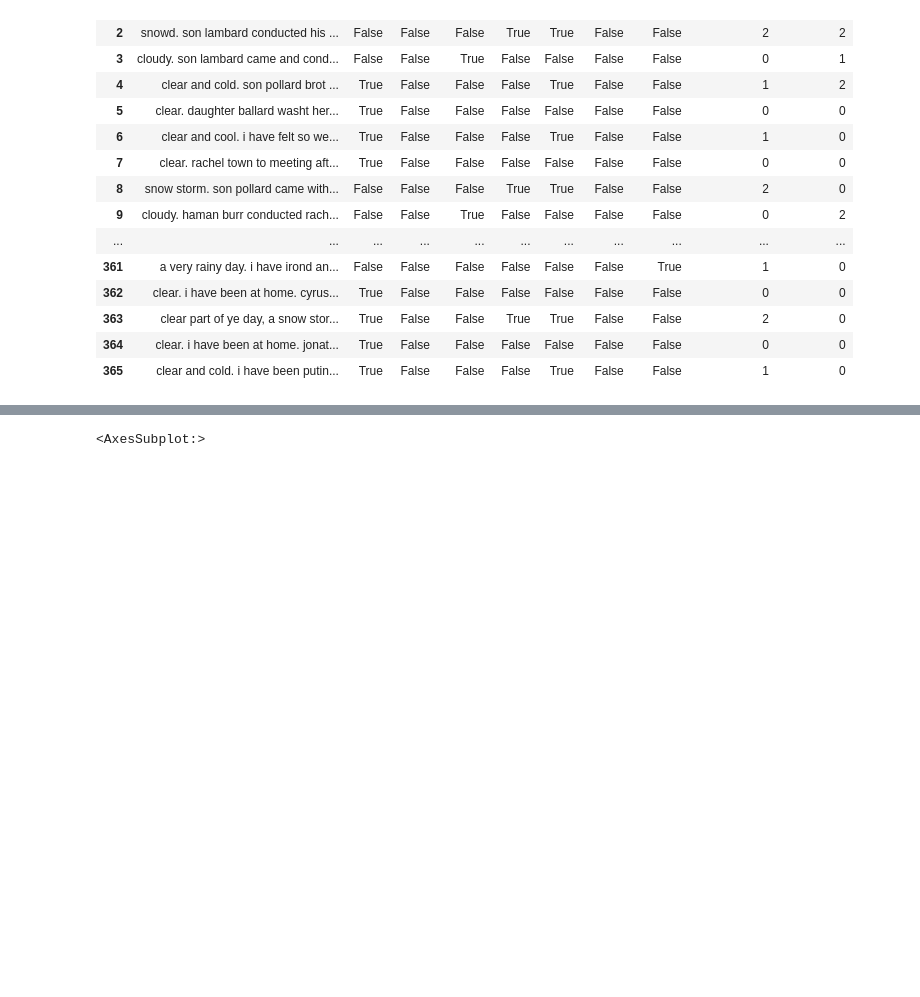
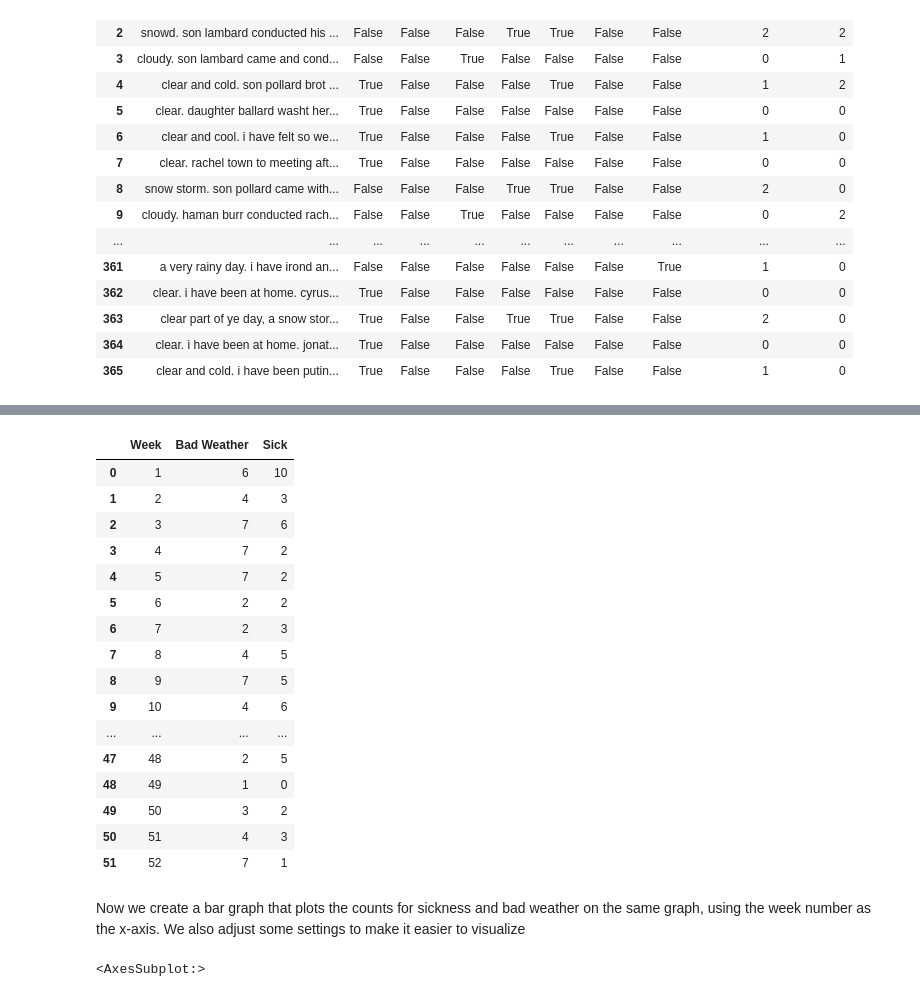
Before and after one commit to Toqiin/mini-project, a Jupyter notebook: project.ipynb, the cells around one changed output, grey strips where cells are left out. Saved outputs shown, nothing was run; the diff lists cells and outputs as text; code cells hidden in the pictures; blank space fills up the shorter version.

```diff
--- a/project.ipynb
+++ b/project.ipynb
@@ -53,20 +82,41 @@ entries_df
 # %%
 def get_weekly_totals(df):
     records = []
     for i in range(52):
         bad_weather_total = 0
         sick_total = 0
         week = i + 1
 
         for j in range(7):
             bad_weather_total += df.iloc[(i * 7) + j]['Bad Weather']
             sick_total += df.iloc[(i * 7) + j]['Sick Count']
 
         records.append([week, bad_weather_total, sick_total])
 
     return pd.DataFrame.from_records(records, columns=['Week', 'Bad Weather', 'Sick'])
 
 weekly = get_weekly_totals(entries_df)
+weekly
+# %% [output]
+|  | Week | Bad Weather | Sick |
+| 0 | 1 | 6 | 10 |
+| 1 | 2 | 4 | 3 |
+| 2 | 3 | 7 | 6 |
+| 3 | 4 | 7 | 2 |
+| 4 | 5 | 7 | 2 |
+| 5 | 6 | 2 | 2 |
+| 6 | 7 | 2 | 3 |
+| 7 | 8 | 4 | 5 |
+| 8 | 9 | 7 | 5 |
+| 9 | 10 | 4 | 6 |
+| ... | ... | ... | ... |
+| 47 | 48 | 2 | 5 |
+| 48 | 49 | 1 | 0 |
+| 49 | 50 | 3 | 2 |
+| 50 | 51 | 4 | 3 |
+| 51 | 52 | 7 | 1 |
+# %% [markdown]
+Now we create a bar graph that plots the counts for sickness and bad weather on the same graph, using the week number as the x-axis. We also adjust some settings to make it easier to visualize
 # %%
 weekly[['Bad Weather', 'Sick']].plot(kind='bar', figsize=(20, 10), width=0.75)
 # %% [output]
```
Also changed, not shown: parts of 10 cells of this notebook.
